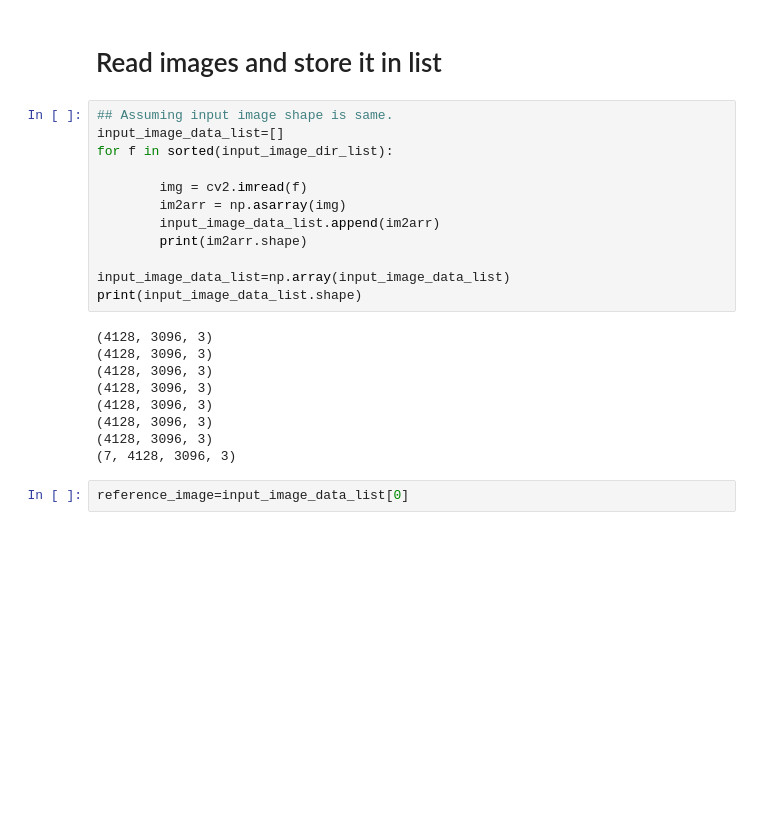
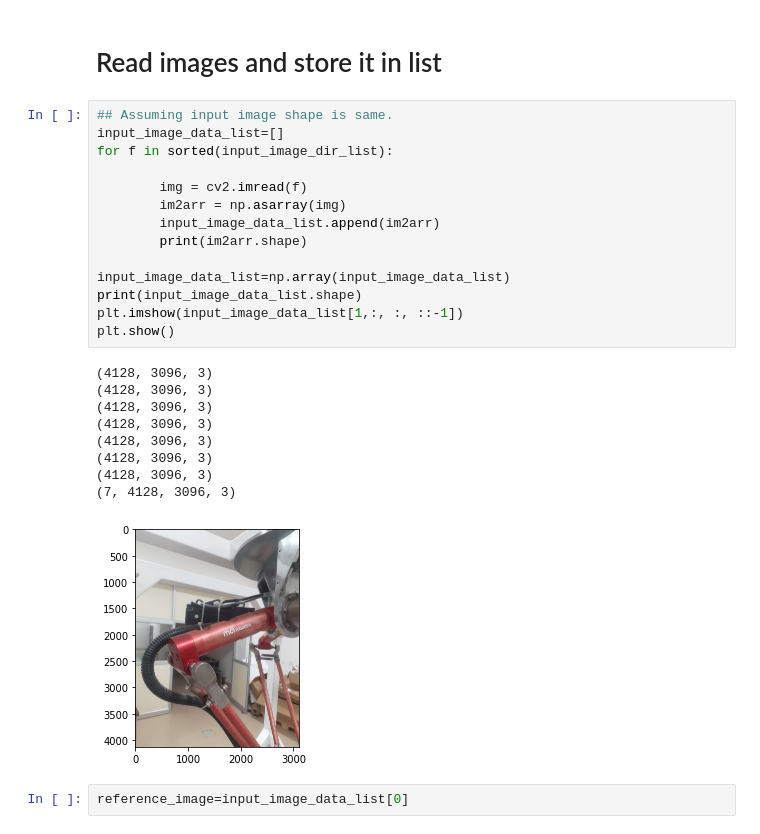
Before and after one commit to rad-mit/CS5102-Digital-Image-Processing-Project, a Jupyter notebook: DIP_Assignment_1.ipynb, the cells around one changed output. Drawn from its saved outputs; the diff is of its cells as text; blank space fills up the shorter version.

```diff
--- a/DIP_Assignment_1.ipynb
+++ b/DIP_Assignment_1.ipynb
@@ -21,24 +21,27 @@ g:\My Drive\IIITDM\Research_Scholar\Course-Digital-Image-Processing\CS5102-Digit
 # %%
 ## Assuming input image shape is same.
 input_image_data_list=[]
 for f in sorted(input_image_dir_list):
 
         img = cv2.imread(f)
         im2arr = np.asarray(img)
         input_image_data_list.append(im2arr)
         print(im2arr.shape)
 
 input_image_data_list=np.array(input_image_data_list)
 print(input_image_data_list.shape)
+plt.imshow(input_image_data_list[1,:, :, ::-1])
+plt.show()
 # %% [output]
 (4128, 3096, 3)
 (4128, 3096, 3)
 (4128, 3096, 3)
 (4128, 3096, 3)
 (4128, 3096, 3)
 (4128, 3096, 3)
 (4128, 3096, 3)
 (7, 4128, 3096, 3)
+[figure, added]
 # %%
 reference_image=input_image_data_list[0]
 # %%
```
Also changed, not shown: parts of 4 cells of this notebook.
